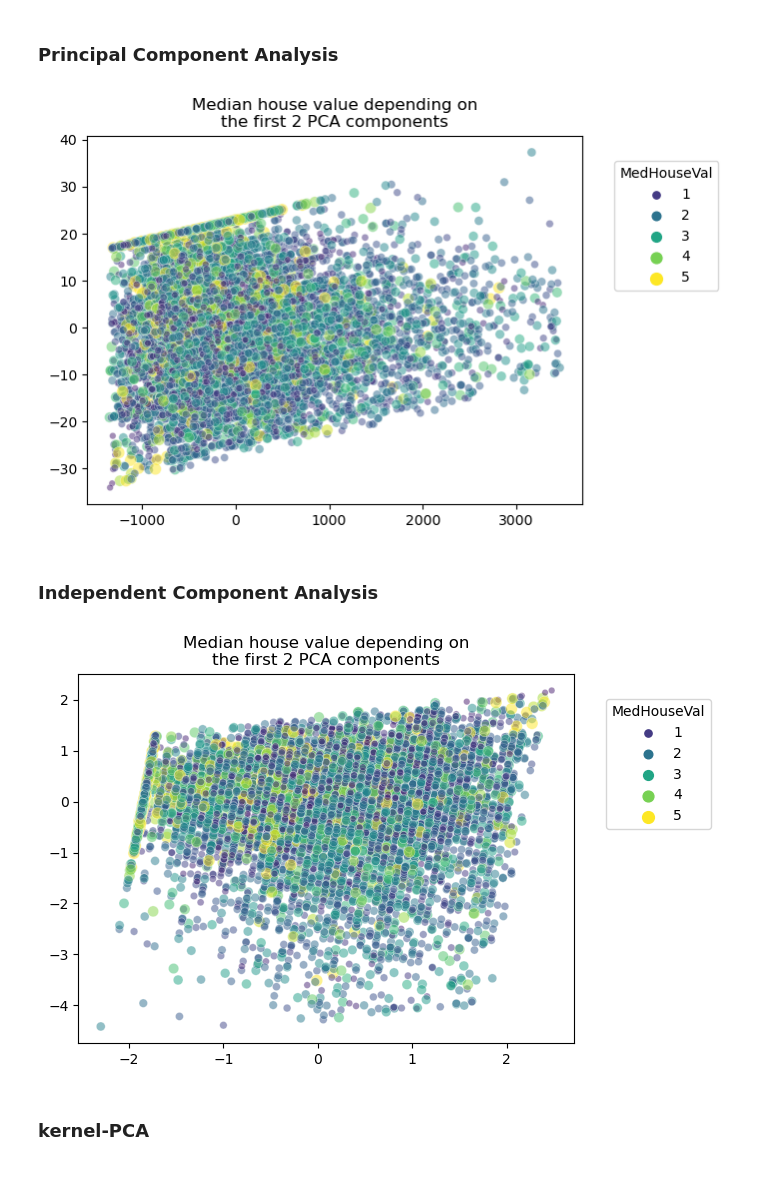
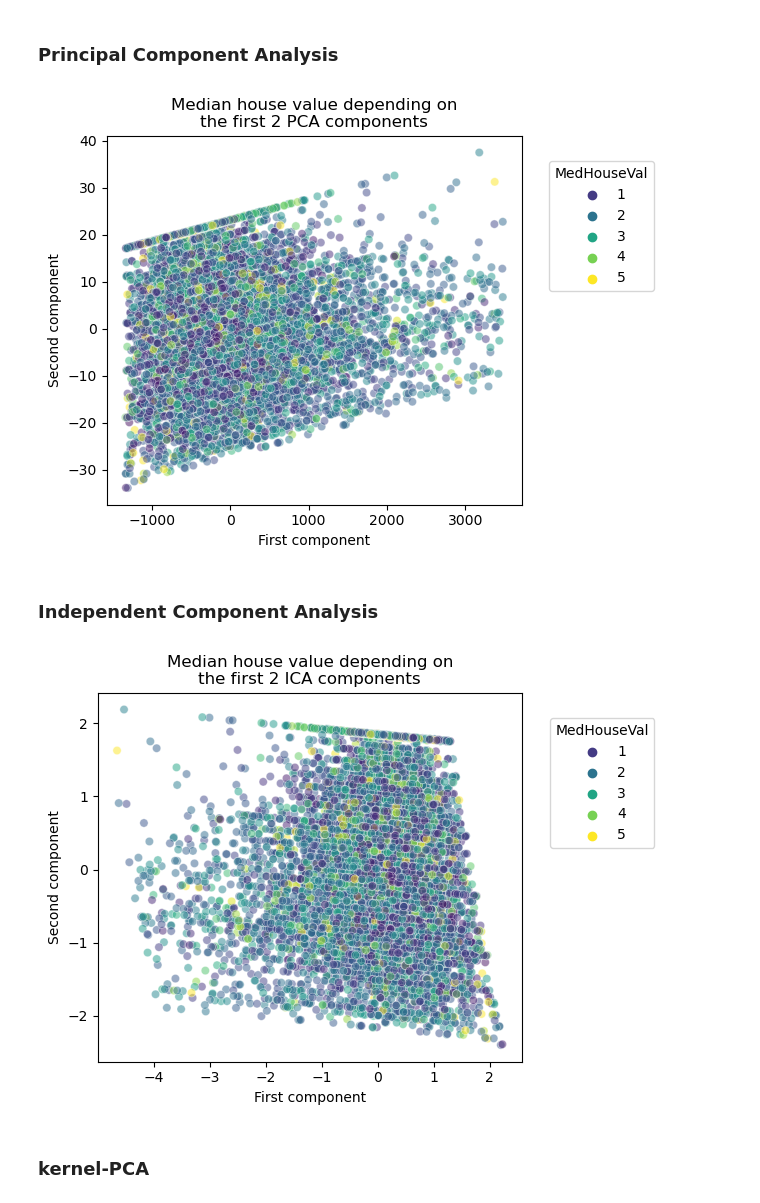
Before and after one commit to mathjacob/LINMA2472-HW4, a Jupyter notebook: devoir4.ipynb, the cells around one changed output. Saved outputs shown, nothing was run; the diff lists cells and outputs as text; code cells hidden in the pictures; blank space fills up the shorter version.

Commit message:
Modified figures for visualisation.

```diff
--- a/devoir4.ipynb
+++ b/devoir4.ipynb
@@ -87,12 +87,16 @@ X_scaled_vis = pd.DataFrame(minmax_scaler.fit_transform(X), columns=X.columns, i
 X_subset_scaled = X_scaled_vis.drop(drop_indices)
 y_subset_scaled = y.drop(drop_indices)
 # %%
-def plot_embedding(data, labels) -> None:
+def plot_embedding(data, labels, title) -> None:
     sns.scatterplot(data=data, x=data[:,0], y=data[:,1],
-                    size=labels, hue=labels,
+                    hue=labels,
                     palette="viridis", alpha=0.5)
+    plt.xlabel("First component")
+    plt.ylabel("Second component")
     plt.legend(title="MedHouseVal", bbox_to_anchor=(1.05, 0.95), loc="upper left")
-    plt.title("Median house value depending on\nthe first 2 PCA components")
+    plt.title(f"Median house value depending on\nthe first 2 {title} components")
+    plt.tight_layout()
+    plt.savefig(f"Figures/{title}.JPG")
 # %% [markdown]
 ### Estimation of the intrinsic dimension of the data, using the correlation dimension
 # %%
@@ -129,9 +133,9 @@ print(intrinsic_dim)
 # %%
 pca = PCA()
 Xt_standard = pca.fit_transform(X_subset)
-plot_embedding(Xt_standard, y_subset)
+plot_embedding(Xt_standard, y_subset, "PCA")
 # %% [output]
-[figure, old version]
+[figure, new version]
 # %% [markdown]
 ### Independent Component Analysis
 # %%
@@ -140,9 +144,9 @@ from sklearn.decomposition import FastICA
 
 ica = FastICA(n_components=2, whiten='unit-variance')
 Xt_ica = ica.fit_transform(X_subset)
-plot_embedding(Xt_ica, y_subset)
+plot_embedding(Xt_ica, y_subset, "ICA")
 # %% [output]
-[figure, old version]
+[figure, new version]
 # %% [markdown]
 ### kernel-PCA
 # %%
```
Also changed, not shown: parts of 13 cells of this notebook.
